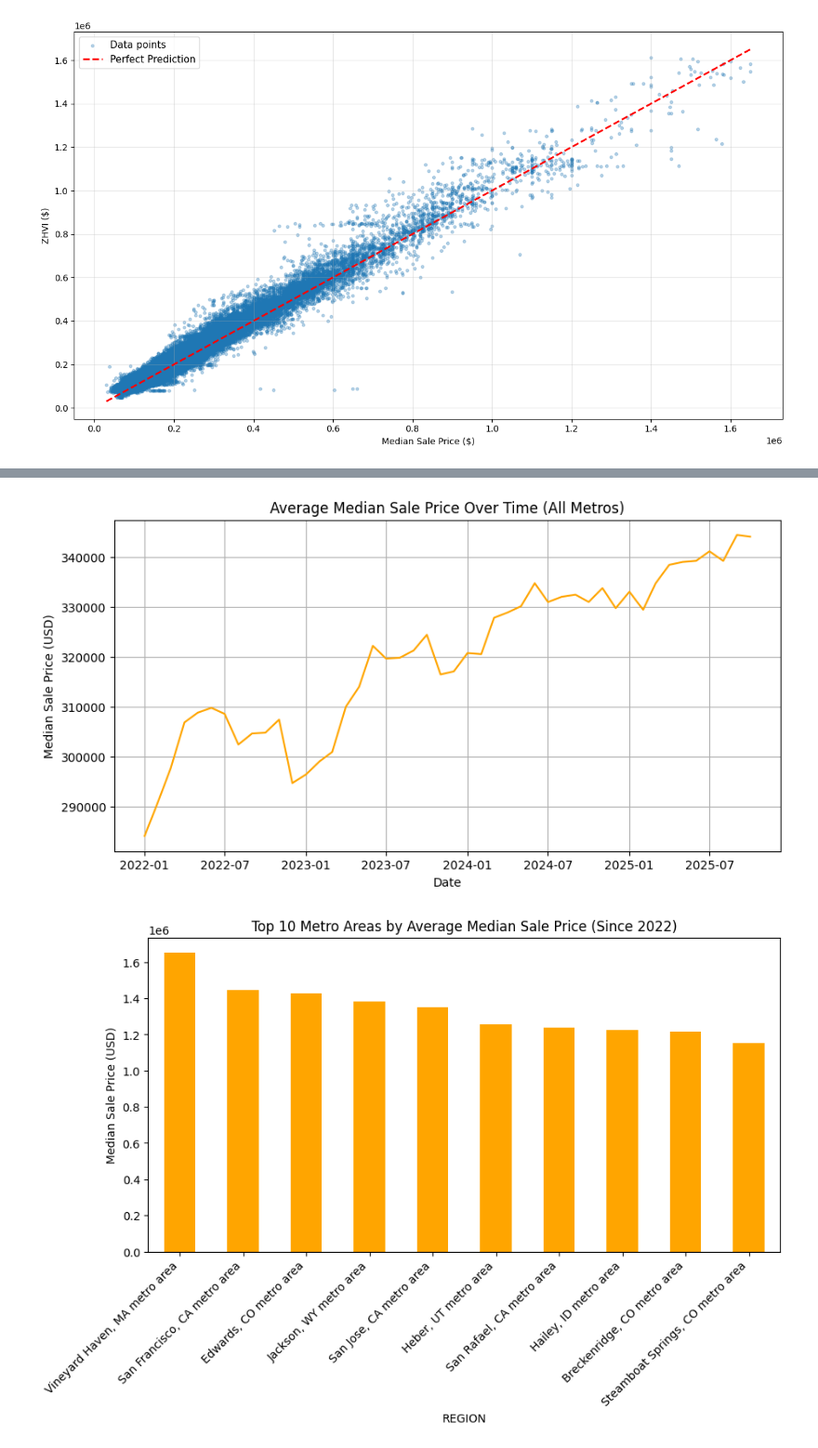
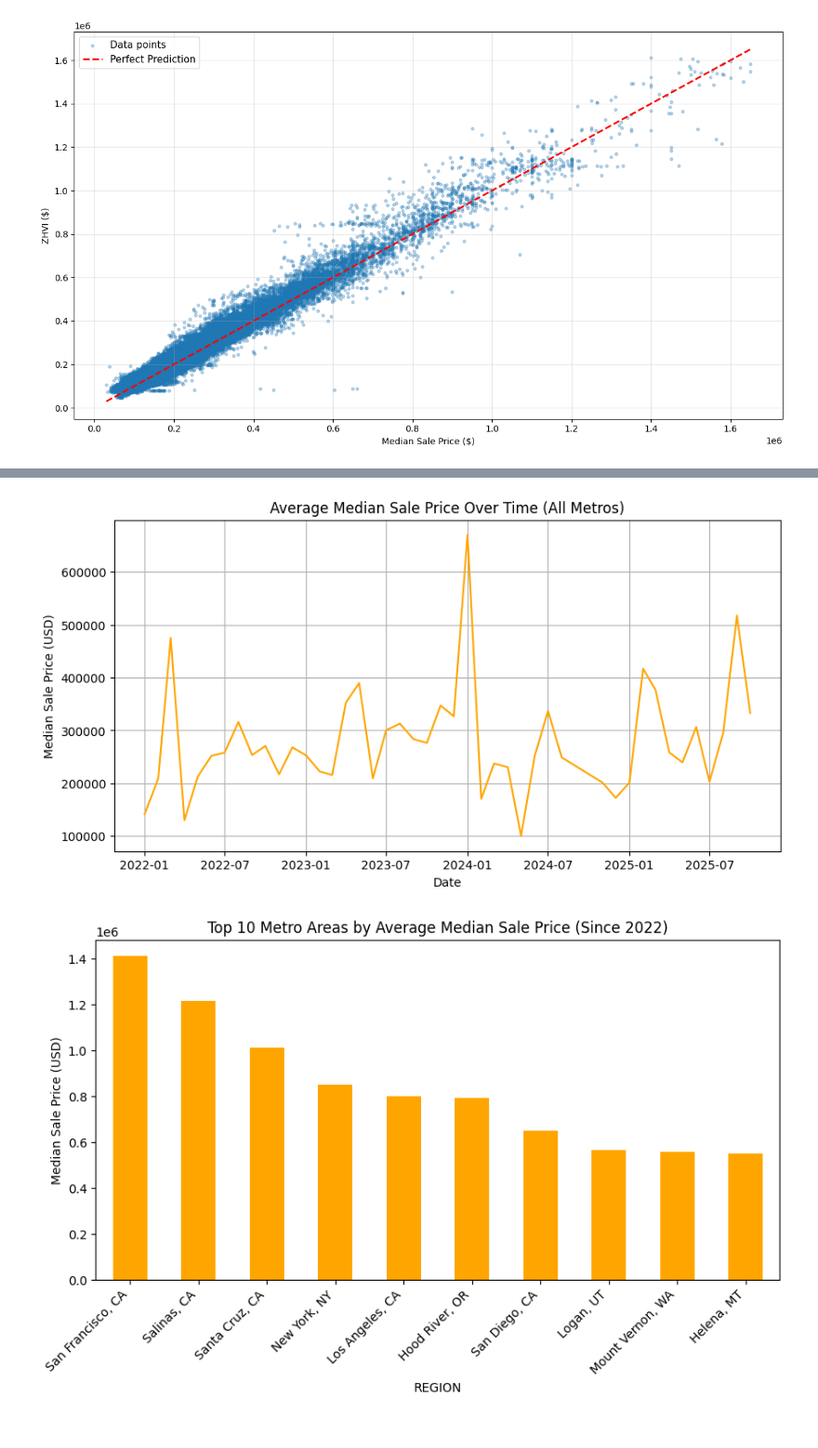
Before and after one commit to odehamer/cs577-project, a Jupyter notebook: project.ipynb, the cells around one changed output, grey strips where cells are left out. Shown: that part at 93% size. Saved outputs shown, nothing was run; the diff lists cells and outputs as text; code cells hidden in the pictures.

```diff
--- a/project.ipynb
+++ b/project.ipynb
@@ -157,10 +157,10 @@ Mean Absolute Error (MAE): $21,358.23
 [figure]
 # %%
 # Correct relative path
-file_path = cwd / "data/redfin_metro_market_tracker.tsv000.gz"
+file_path = cwd / "df/redfin_metro_market_tracker_small.tsv"
 
-# Load the data
-df = pd.read_csv(file_path, sep="\t", compression="gzip")
+# Load the df
+df = pd.read_csv(file_path, sep="\t")
 
 # Show summary
 print(df.shape)
@@ -180,7 +180,7 @@ df = df.dropna(subset=["MEDIAN_SALE_PRICE", "REGION"])  # keep only meaningful r
 # Clean region strings
 df["REGION"] = df["REGION"].str.replace(" metro area", "", regex=False).str.strip()
 
-# Optional: filter recent data (e.g., last 3 years)
+# Optional: filter recent df (e.g., last 3 years)
 df_recent = df[df["PERIOD_BEGIN"] >= "2022-01-01"]
 
 # Check summary stats
@@ -206,51 +206,49 @@ Townhouse                    21617
 Name: count, dtype: int64
 # %%
-data = pd.read_csv(file_path, sep="\t", compression="gzip")
-
-#CLEAN THE DATA
-data["PERIOD_BEGIN"] = pd.to_datetime(data["PERIOD_BEGIN"], errors="coerce")
+#CLEAN THE df
+df["PERIOD_BEGIN"] = pd.to_datetime(df["PERIOD_BEGIN"], errors="coerce")
 
 # Remove empty or useless columns
-data = data.drop(columns=["CITY", "STATE"], errors="ignore")
+df = df.drop(columns=["CITY", "STATE"], errors="ignore")
 
 # Drop rows missing key values
-data = data.dropna(subset=["MEDIAN_SALE_PRICE", "REGION"])
+df = df.dropna(subset=["MEDIAN_SALE_PRICE", "REGION"])
 
 # Keep only data from 2022 and later
-data_recent = data[data["PERIOD_BEGIN"] >= "2022-01-01"]
+df_recent = df[df["PERIOD_BEGIN"] >= "2022-01-01"]
 
 # 1.Price Trend Over Time
-avg_price = data_recent.groupby("PERIOD_BEGIN")["MEDIAN_SALE_PRICE"].mean()
+avg_price = df_recent.groupby("PERIOD_BEGIN")["MEDIAN_SALE_PRICE"].mean()
 
 plt.figure(figsize=(10,5))
 plt.plot(avg_price.index, avg_price.values, color="orange")
 plt.title("Average Median Sale Price Over Time (All Metros)")
 plt.xlabel("Date")
 plt.ylabel("Median Sale Price (USD)")
 plt.grid(True)
 plt.show()
 
 # 2.Top 10 Metro Areas by Price
-top10 = (data_recent.groupby("REGION")["MEDIAN_SALE_PRICE"]
+top10 = (df_recent.groupby("REGION")["MEDIAN_SALE_PRICE"]
           .mean()
           .sort_values(ascending=False)
           .head(10))
 
 plt.figure(figsize=(10,5))
 top10.plot(kind="bar", color="orange")
 plt.title("Top 10 Metro Areas by Average Median Sale Price (Since 2022)")
 plt.ylabel("Median Sale Price (USD)")
 plt.xticks(rotation=45, ha="right")
 plt.show()
 
 # 3. Correlation Heatmap
 cols = ["MEDIAN_SALE_PRICE", "HOMES_SOLD", "NEW_LISTINGS", "INVENTORY"]
-corr = data_recent[cols].corr()
+corr = df_recent[cols].corr()
 
 plt.figure(figsize=(6,5))
 sns.heatmap(corr, annot=True, cmap="coolwarm")
 plt.title("Correlation Between Key Housing Variables")
 plt.show()
 # %% [output]
-[figure, old version]
+[figure, new version]
-[figure, old version]
+[figure, new version]
```
Also changed, not shown: parts of 5 cells of this notebook, 1 other file.
